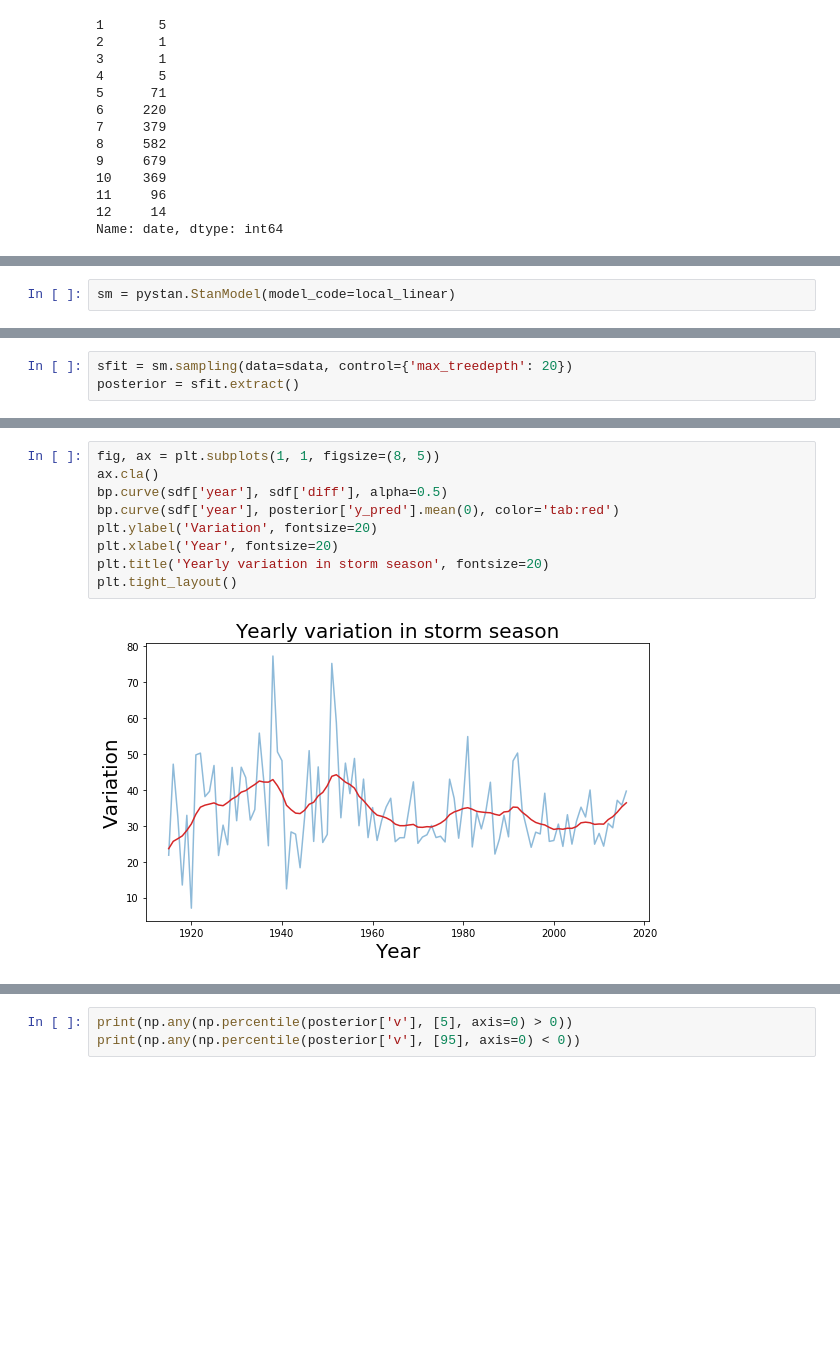
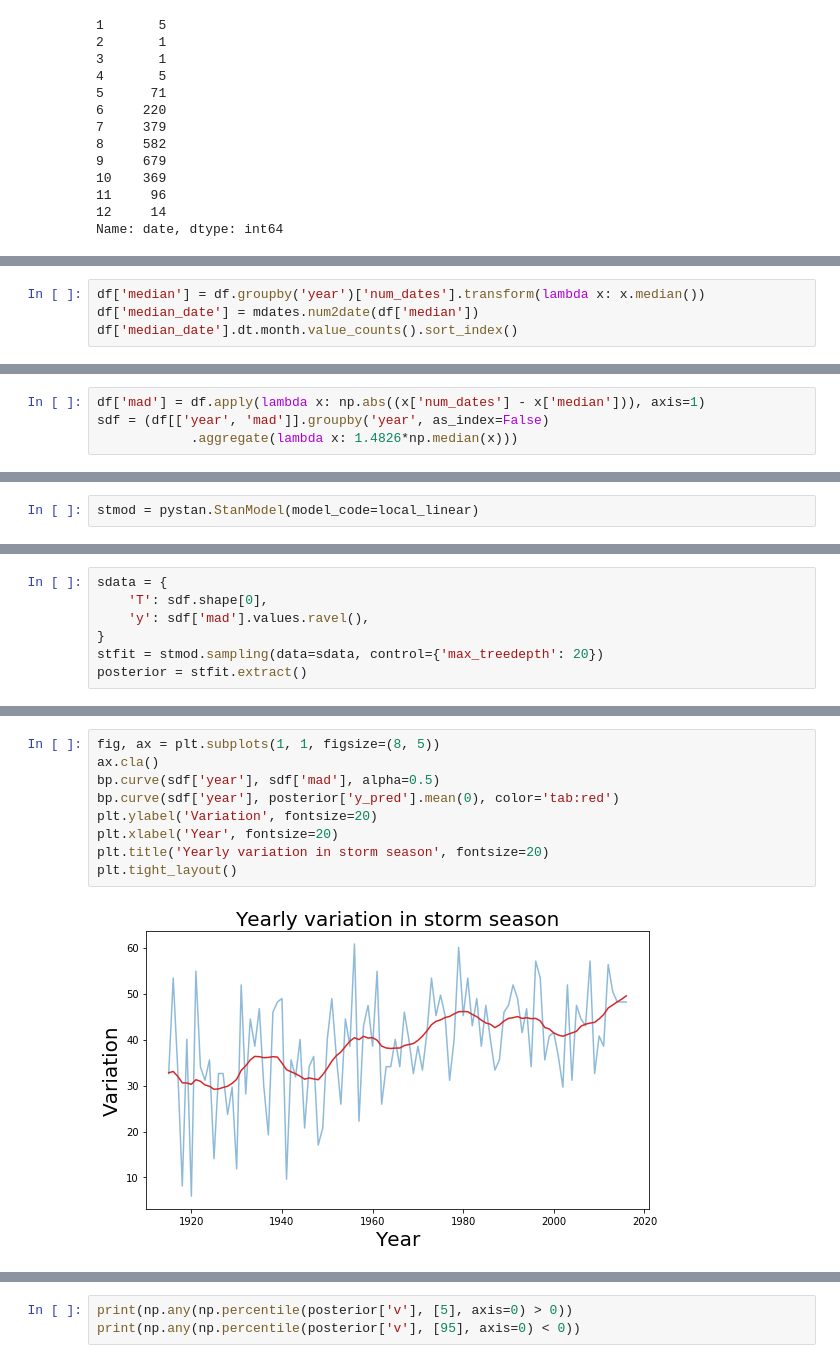
Before and after one commit to roualdes/stormevents, a Jupyter notebook: stormevents.ipynb, the cells around one changed output, grey strips where cells are left out. Cells and saved outputs as stored; diff of their text form; blank space fills up the shorter version.

```diff
--- a/stormevents.ipynb
+++ b/stormevents.ipynb
@@ -78,0 +81,4 @@ Look at data
+# %%
+df['median'] = df.groupby('year')['num_dates'].transform(lambda x: x.median())
+df['median_date'] = mdates.num2date(df['median'])
+df['median_date'].dt.month.value_counts().sort_index()
@@ -78,0 +91,4 @@ Look at data
+# %%
+df['mad'] = df.apply(lambda x: np.abs((x['num_dates'] - x['median'])), axis=1)
+sdf = (df[['year', 'mad']].groupby('year', as_index=False)
+            .aggregate(lambda x: 1.4826*np.median(x)))
@@ -145,3 +182,3 @@ parameters {
 # %%
-sm = pystan.StanModel(model_code=local_linear)
+stmod = pystan.StanModel(model_code=local_linear)
 # %% [output]
@@ -149,3 +188,7 @@ INFO:pystan:COMPILING THE C++ CODE FOR MODEL anon_model_dc291256bcff0050dfed9f83
 # %%
-sfit = sm.sampling(data=sdata, control={'max_treedepth': 20})
-posterior = sfit.extract()
+sdata = {
+    'T': sdf.shape[0],
+    'y': sdf['mad'].values.ravel(),
+}
+stfit = stmod.sampling(data=sdata, control={'max_treedepth': 20})
+posterior = stfit.extract()
@@ -152,11 +205,11 @@ posterior = sfit.extract()
 # %%
 fig, ax = plt.subplots(1, 1, figsize=(8, 5))
 ax.cla()
-bp.curve(sdf['year'], sdf['diff'], alpha=0.5)
+bp.curve(sdf['year'], sdf['mad'], alpha=0.5)
 bp.curve(sdf['year'], posterior['y_pred'].mean(0), color='tab:red')
 plt.ylabel('Variation', fontsize=20)
 plt.xlabel('Year', fontsize=20)
 plt.title('Yearly variation in storm season', fontsize=20)
 plt.tight_layout()
 # %% [output]
-[figure, old version]
+[figure, new version]
```
Also changed, not shown: parts of 56 cells of this notebook, 2 other files.
